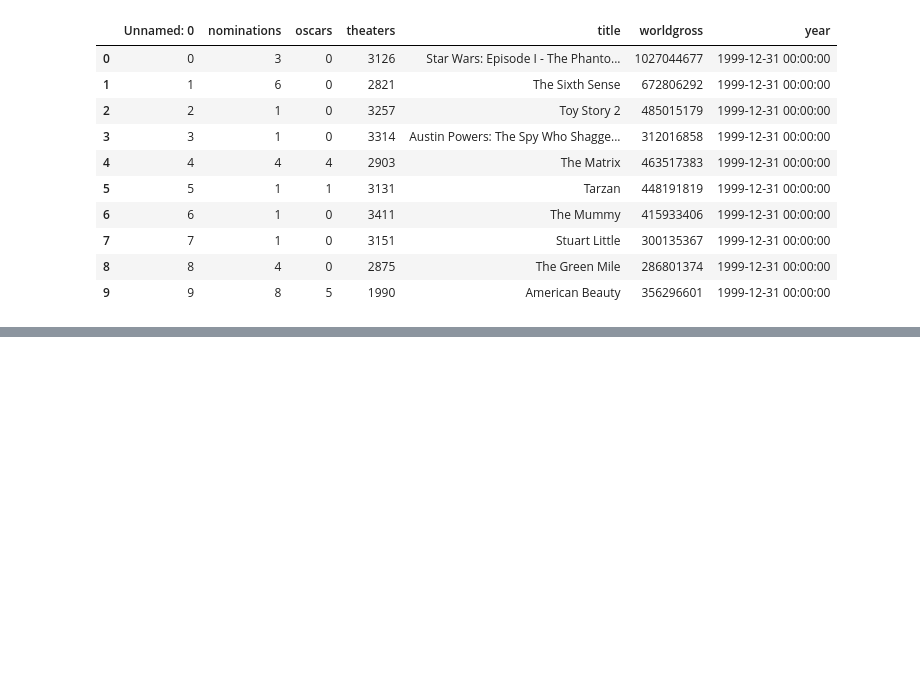
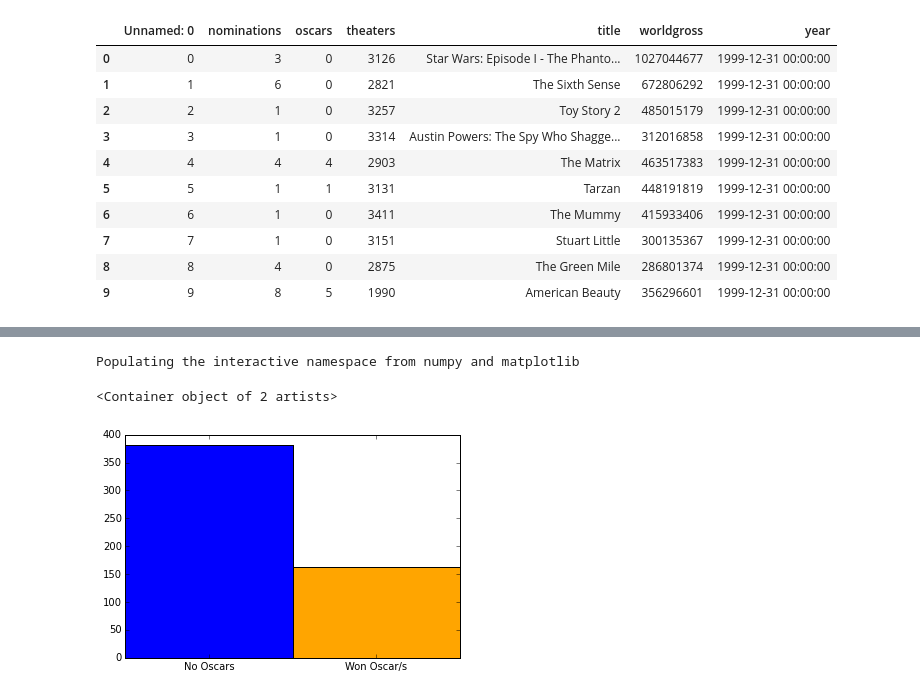
Before and after one commit to marcolunardi/metis, a Jupyter notebook: mcnulty_work/mcnulty_supervised_challenges.ipynb, the cells around one changed output, grey strips where cells are left out. Saved outputs shown, nothing was run; the diff lists cells and outputs as text; code cells hidden in the pictures; blank space fills up the shorter version.

```diff
--- a/mcnulty_work/mcnulty_supervised_challenges.ipynb
+++ b/mcnulty_work/mcnulty_supervised_challenges.ipynb
@@ -499,0 +500,2 @@ movies.head(10)
+# %%
+movies['awarded'] = movies['oscars'] > 0
@@ -499,0 +511,23 @@ movies.head(10)
+# %%
+mdw = movies[movies.awarded == True]
+mdnw = movies[movies.awarded == False]
+# %%
+%pylab inline
+xlabels = ['No Oscars', 'Won Oscar/s']
+ydata=[len(mdnw), len(mdw)]
+pos = np.arange(len(xlabels))
+width = 1.0
+ax = plt.axes()
+ax.set_xticks(pos + (width / 2))
+ax.set_xticklabels(xlabels)
+plt.bar(pos, ydata, width, color=['blue', 'orange'])
+
+#plt.title('Movies Number by Awarded=True/False', fontweight='bold')
+#xdata=[0, 1]
+#ydata=[len(mdw), len(mdnw)]
+#plt.xlabel('Left: No Oscars  -  Right: Won Oscar/s')
+#plt.bar(xdata, ydata)
+# %% [output]
+Populating the interactive namespace from numpy and matplotlib
+<Container object of 2 artists>
+[figure, added]
```
Also changed, not shown: parts of 19 cells of this notebook, 2 other files.
